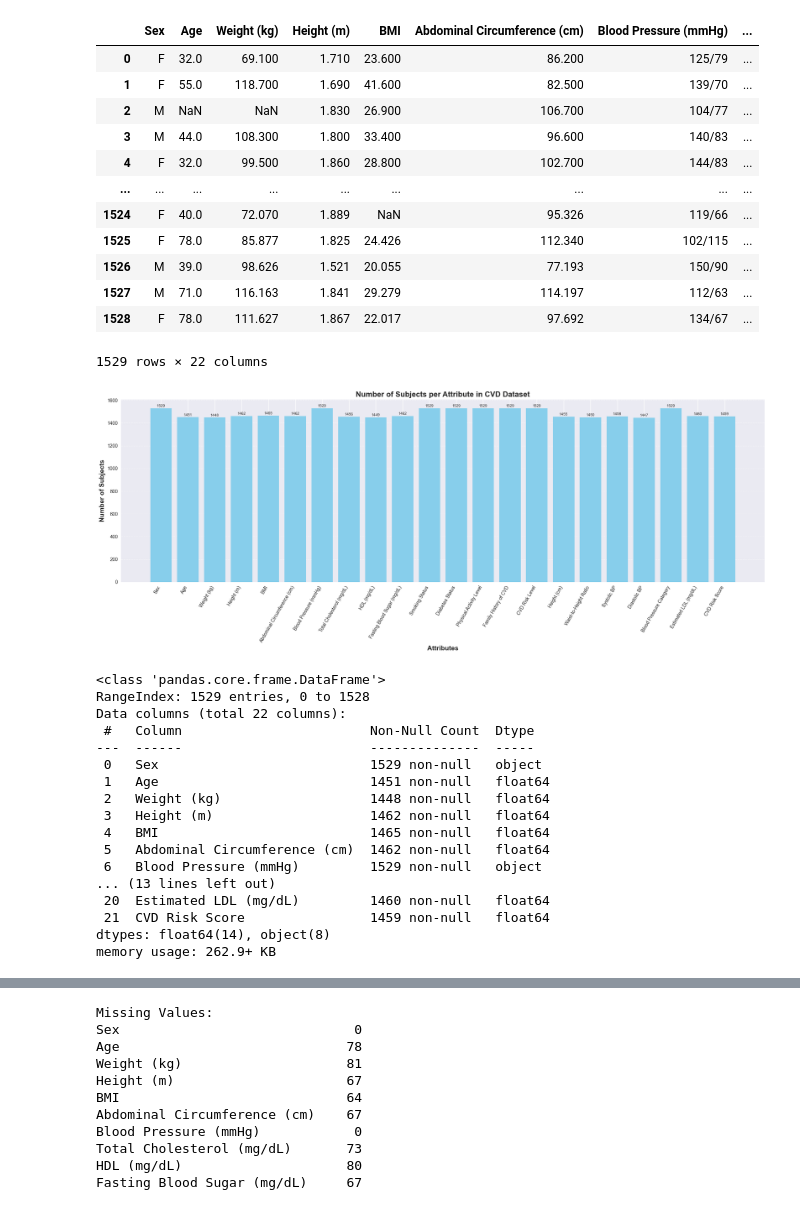
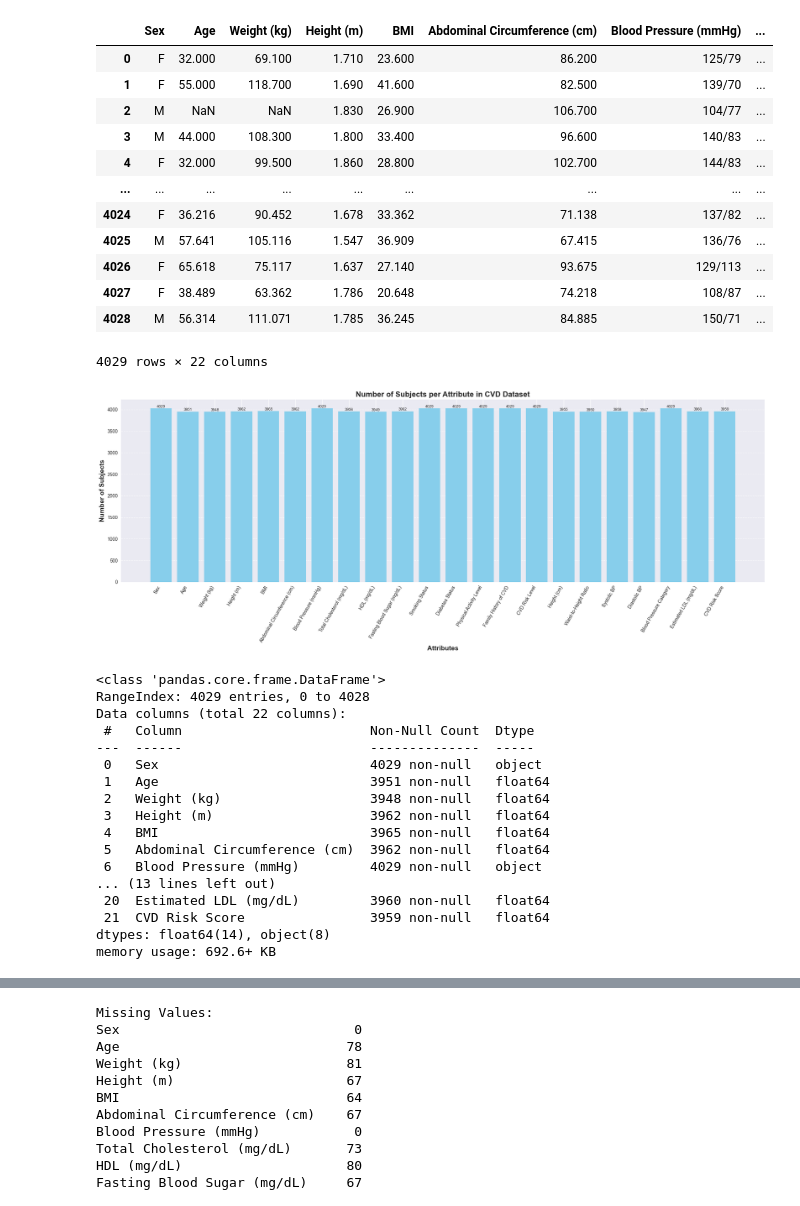
Before and after one commit to TasnimulIntazamAsif/CardioVascular_Disease_Risk_Prediction, a Jupyter notebook: CVD_ASIF_Enhanced.ipynb, the cells around one changed output, grey strips where cells are left out. Cells and saved outputs as stored; diff of their text form; code cells hidden in the pictures.

```diff
--- a/CVD_ASIF_Enhanced.ipynb
+++ b/CVD_ASIF_Enhanced.ipynb
@@ -40,21 +37,21 @@ url_string = 'https://github.com/Bishwaprotapi/Cardiovascular-Disease-Risk-Class
 # %%
 # Reading Data Into Pandas Dataframe
-df = pd.read_csv('CVD_Dataset.csv')
+df = pd.read_csv('CVD Dataset.csv')
 df
 # %% [output]
 |  | Sex | Age | Weight (kg) | Height (m) | BMI | Abdominal Circumference (cm) | Blood Pressure (mmHg) | ... |
-| 0 | F | 32.0 | 69.100 | 1.710 | 23.600 | 86.200 | 125/79 | ... |
-| 1 | F | 55.0 | 118.700 | 1.690 | 41.600 | 82.500 | 139/70 | ... |
+| 0 | F | 32.000 | 69.100 | 1.710 | 23.600 | 86.200 | 125/79 | ... |
+| 1 | F | 55.000 | 118.700 | 1.690 | 41.600 | 82.500 | 139/70 | ... |
 | 2 | M | NaN | NaN | 1.830 | 26.900 | 106.700 | 104/77 | ... |
-| 3 | M | 44.0 | 108.300 | 1.800 | 33.400 | 96.600 | 140/83 | ... |
-| 4 | F | 32.0 | 99.500 | 1.860 | 28.800 | 102.700 | 144/83 | ... |
+| 3 | M | 44.000 | 108.300 | 1.800 | 33.400 | 96.600 | 140/83 | ... |
+| 4 | F | 32.000 | 99.500 | 1.860 | 28.800 | 102.700 | 144/83 | ... |
 | ... | ... | ... | ... | ... | ... | ... | ... | ... |
-| 1524 | F | 40.0 | 72.070 | 1.889 | NaN | 95.326 | 119/66 | ... |
-| 1525 | F | 78.0 | 85.877 | 1.825 | 24.426 | 112.340 | 102/115 | ... |
-| 1526 | M | 39.0 | 98.626 | 1.521 | 20.055 | 77.193 | 150/90 | ... |
-| 1527 | M | 71.0 | 116.163 | 1.841 | 29.279 | 114.197 | 112/63 | ... |
-| 1528 | F | 78.0 | 111.627 | 1.867 | 22.017 | 97.692 | 134/67 | ... |
+| 4024 | F | 36.216 | 90.452 | 1.678 | 33.362 | 71.138 | 137/82 | ... |
+| 4025 | M | 57.641 | 105.116 | 1.547 | 36.909 | 67.415 | 136/76 | ... |
+| 4026 | F | 65.618 | 75.117 | 1.637 | 27.140 | 93.675 | 129/113 | ... |
+| 4027 | F | 38.489 | 63.362 | 1.786 | 20.648 | 74.218 | 108/87 | ... |
+| 4028 | M | 56.314 | 111.071 | 1.785 | 36.245 | 84.885 | 150/71 | ... |
-1529 rows × 22 columns
+4029 rows × 22 columns
 # %%
 # Visualization settings
 plt.style.use('seaborn-v0_8')
@@ -64,55 +61,55 @@ pd.set_option('display.max_rows', 100)
 # %%
 # CVD Dataset Structure: Number of Subjects per Attribute
 
 # Import necessary libraries
 import pandas as pd
 import matplotlib.pyplot as plt
 
 # Load the dataset
-df = pd.read_csv('CVD_Dataset.csv')
+df = pd.read_csv('CVD Dataset.csv')
 
 # Count the number of non-null entries for each column
 attribute_counts = df.notnull().sum()
 
 # Plotting
 plt.figure(figsize=(20, 8))
 bars = plt.bar(attribute_counts.index, attribute_counts.values, color='skyblue')
 
 # Adding counts above bars
 for bar in bars:
     yval = bar.get_height()
     plt.text(bar.get_x() + bar.get_width()/2.0, yval + 5, int(yval), ha='center', va='bottom', fontsize=8)
 
 # Customize the plot
 plt.xticks(rotation=60, ha='right')
 plt.xlabel('Attributes', fontsize=14, weight='bold')
 plt.ylabel('Number of Subjects', fontsize=14, weight='bold')
 plt.title('Number of Subjects per Attribute in CVD Dataset', fontsize=16, weight='bold')
 plt.tight_layout()
 plt.grid(axis='y', linestyle='--', alpha=0.7)
 plt.show()
 # %% [output]
-[figure, old version]
+[figure, new version]
 # %%
 df.info()
 # %% [output]
 <class 'pandas.core.frame.DataFrame'>
-RangeIndex: 1529 entries, 0 to 1528
+RangeIndex: 4029 entries, 0 to 4028
 Data columns (total 22 columns):
  #   Column                        Non-Null Count  Dtype
 ---  ------                        --------------  -----
- 0   Sex                           1529 non-null   object
- 1   Age                           1451 non-null   float64
- 2   Weight (kg)                   1448 non-null   float64
- 3   Height (m)                    1462 non-null   float64
- 4   BMI                           1465 non-null   float64
- 5   Abdominal Circumference (cm)  1462 non-null   float64
- 6   Blood Pressure (mmHg)         1529 non-null   object
+ 0   Sex                           4029 non-null   object
+ 1   Age                           3951 non-null   float64
+ 2   Weight (kg)                   3948 non-null   float64
+ 3   Height (m)                    3962 non-null   float64
+ 4   BMI                           3965 non-null   float64
+ 5   Abdominal Circumference (cm)  3962 non-null   float64
+ 6   Blood Pressure (mmHg)         4029 non-null   object
 ... (13 lines left out)
- 20  Estimated LDL (mg/dL)         1460 non-null   float64
- 21  CVD Risk Score                1459 non-null   float64
+ 20  Estimated LDL (mg/dL)         3960 non-null   float64
+ 21  CVD Risk Score                3959 non-null   float64
 dtypes: float64(14), object(8)
-memory usage: 262.9+ KB
+memory usage: 692.6+ KB
 # %%
 df.describe()
 # %% [output]
```
Also changed, not shown: parts of 52 cells of this notebook, 11 other files.
